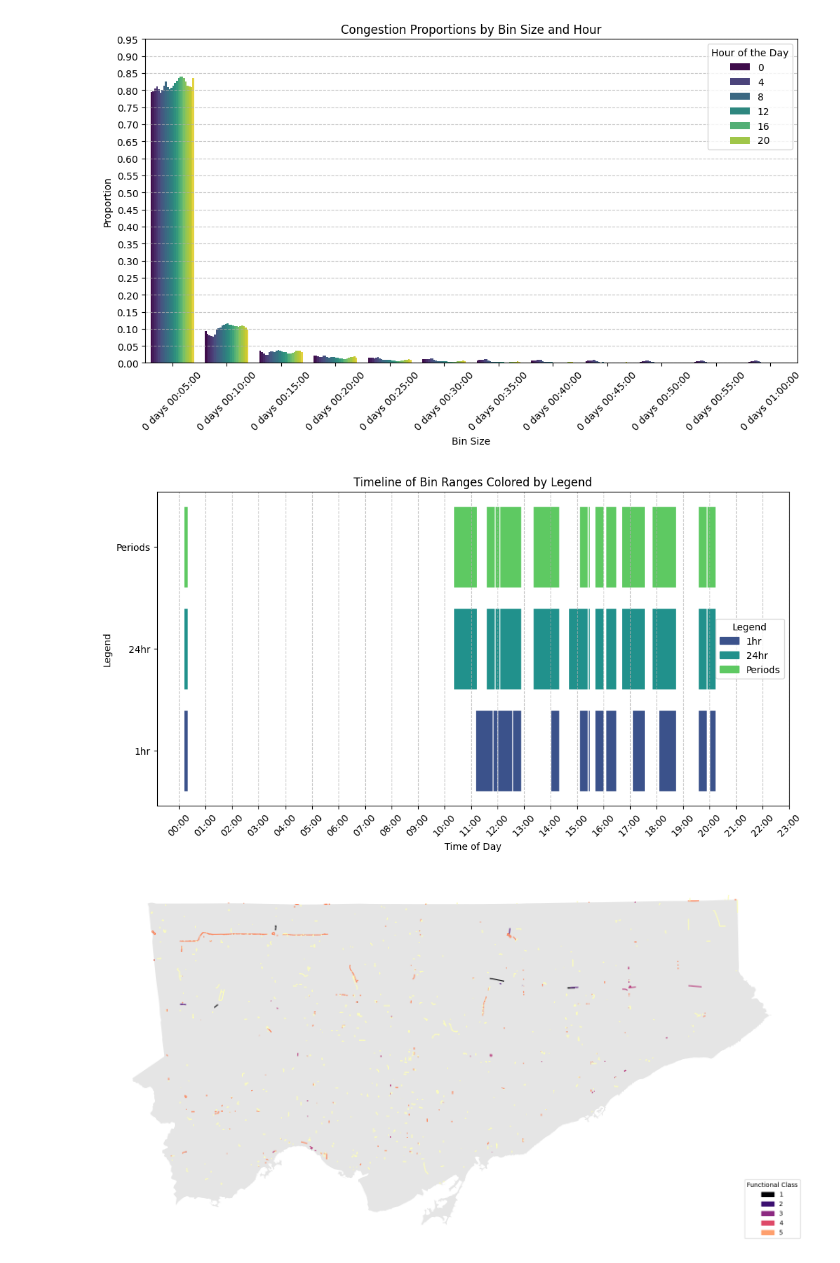
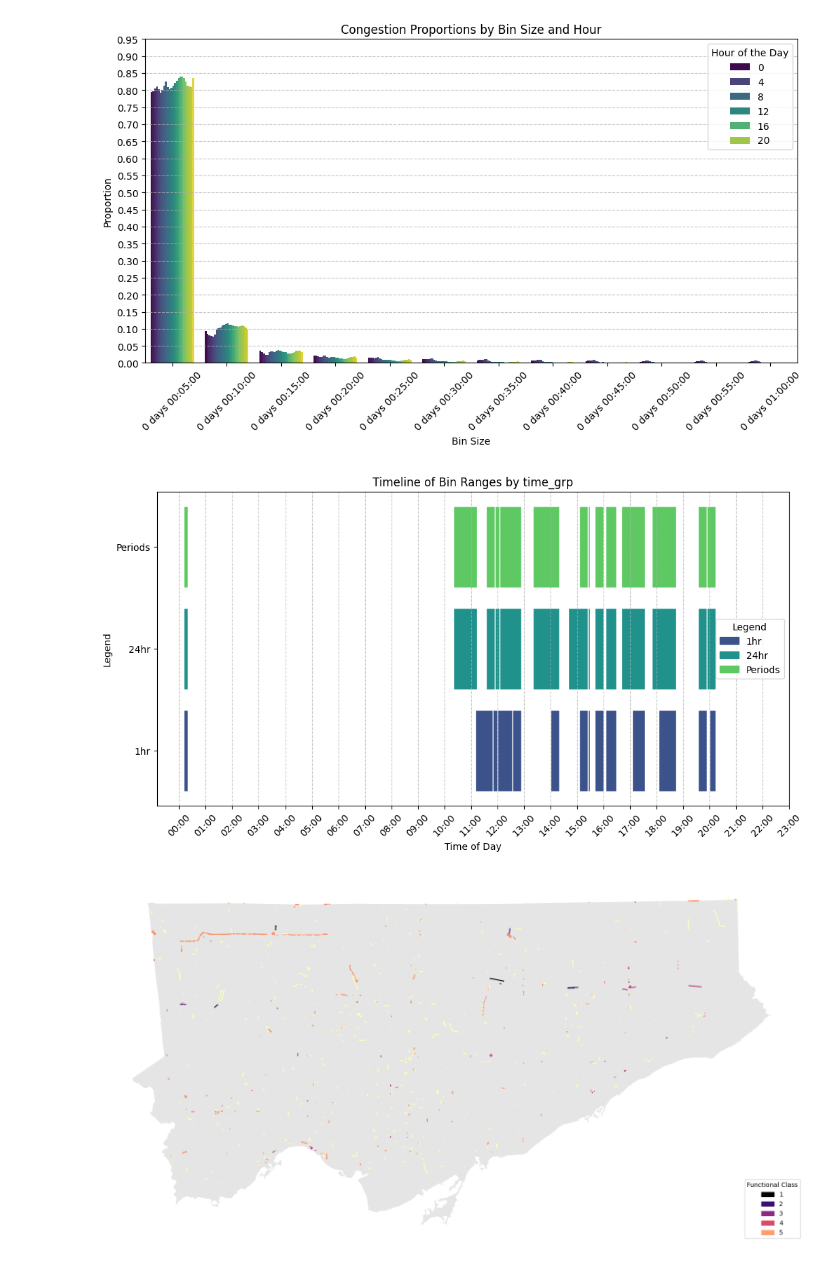
Before and after one commit to CityofToronto/bdit_data-sources, a Jupyter notebook: here/traffic/here_dynamic_binning_explore.ipynb, the cells around one changed output. Drawn from its saved outputs; the diff is of its cells as text; code cells hidden in the pictures.

Commit message:
#1132 update graph title

```diff
--- a/here/traffic/here_dynamic_binning_explore.ipynb
+++ b/here/traffic/here_dynamic_binning_explore.ipynb
@@ -83,35 +83,35 @@ y_labels = df['legend'].unique()
 y_mapping = {label: i for i, label in enumerate(y_labels)}
 df['y_pos'] = df['legend'].map(y_mapping)
 
 # Define color mapping
 palette = sns.color_palette('viridis', n_colors=len(y_labels))
 legend_colors = {label: palette[i] for i, label in enumerate(y_labels)}
 
 # Plot timeline graph using broken_barh
 fig, ax = plt.subplots(figsize=(12, 6))
 for i, row in df.iterrows():
     ax.broken_barh([(row['bin_start'], row['duration'])], (row['y_pos'] - 0.4, 0.8),
                    color=legend_colors[row['legend']], edgecolor='white')
 
 ax.set_xlabel('Time of Day')
 ax.set_ylabel('Legend')
-ax.set_title('Timeline of Bin Ranges Colored by Legend')
+ax.set_title('Timeline of Bin Ranges by time_grp')
 ax.set_yticks(range(len(y_labels)))
 ax.set_yticklabels(y_labels)
 ax.grid(axis='x', linestyle='--', alpha=0.7)
 
 # Adjust x-ticks to every 3600 seconds (1 hour)
 ax.set_xticks(range(0, 86400, 3600))
 ax.set_xticklabels([f"{h:02d}:00" for h in range(24)])
 plt.xticks(rotation=45)
 
 # Create legend
 handles = [plt.Rectangle((0, 0), 1, 1, color=legend_colors[label]) for label in y_labels]
 ax.legend(handles, y_labels, title='Legend')
 
 plt.show()
 # %% [output]
-[figure, old version]
+[figure, new version]
 # %%
 #show the 95% context..
 #raph's idea: cut off at 15 minutes, use the starting bin hour.
```
